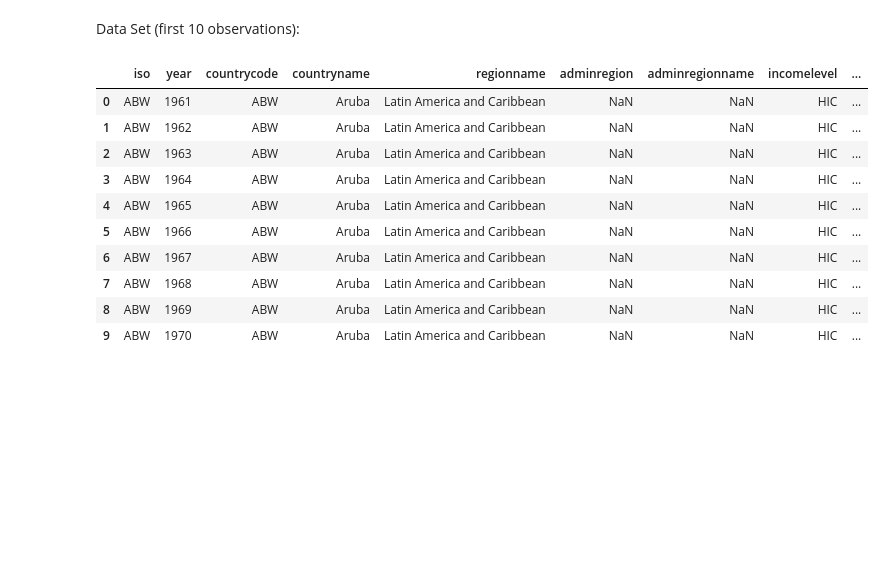
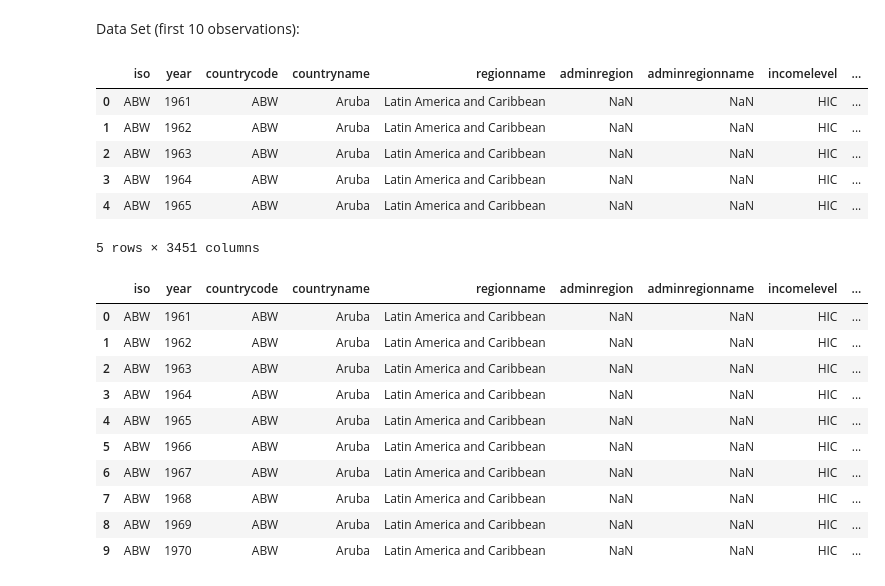
Before and after one commit to haydarevren/automated-capstone-demo, a Jupyter notebook: automated-insight-demo.ipynb, the cells around one changed output. Saved outputs shown, nothing was run; the diff lists cells and outputs as text; code cells hidden in the pictures; blank space fills up the shorter version.

```diff
--- a/automated-insight-demo.ipynb
+++ b/automated-insight-demo.ipynb
@@ -100,3 +100,14 @@ df=pd.concat([df1,df2,df3,df4,df5,df6,df7],axis=1).reset_index()
 # %% [markdown]
 Data Set (first 10 observations):
+# %%
+ds1=pd.read_csv('data/ds1.csv')
+ds1.head()
+# %% [output]
+|  | iso | year | countrycode | countryname | regionname | adminregion | adminregionname | incomelevel | ... |
+| 0 | ABW | 1961 | ABW | Aruba | Latin America and Caribbean | NaN | NaN | HIC | ... |
+| 1 | ABW | 1962 | ABW | Aruba | Latin America and Caribbean | NaN | NaN | HIC | ... |
+| 2 | ABW | 1963 | ABW | Aruba | Latin America and Caribbean | NaN | NaN | HIC | ... |
+| 3 | ABW | 1964 | ABW | Aruba | Latin America and Caribbean | NaN | NaN | HIC | ... |
+| 4 | ABW | 1965 | ABW | Aruba | Latin America and Caribbean | NaN | NaN | HIC | ... |
+5 rows × 3451 columns
 # %%
```
Also changed, not shown: parts of 45 cells of this notebook, 6 other files.
